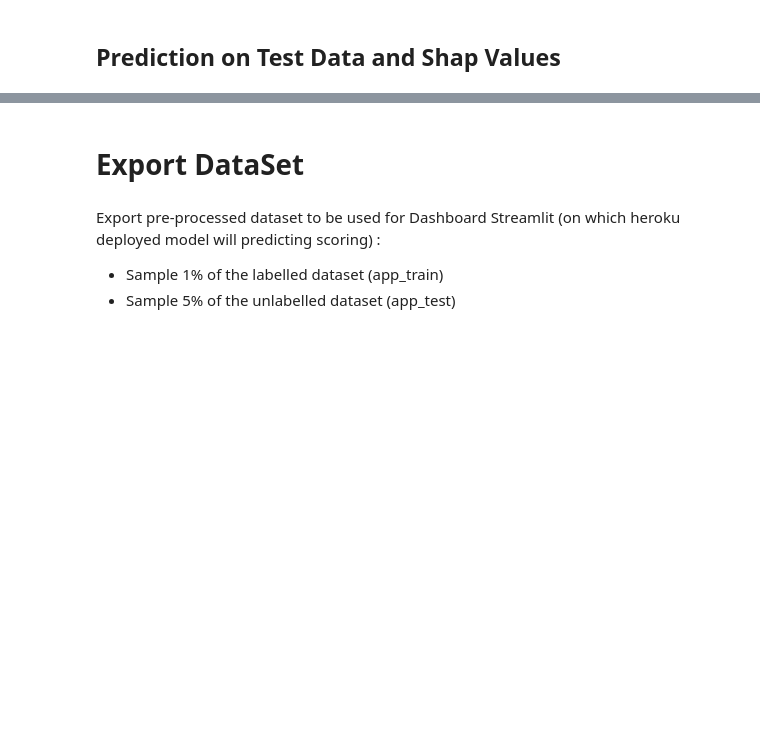
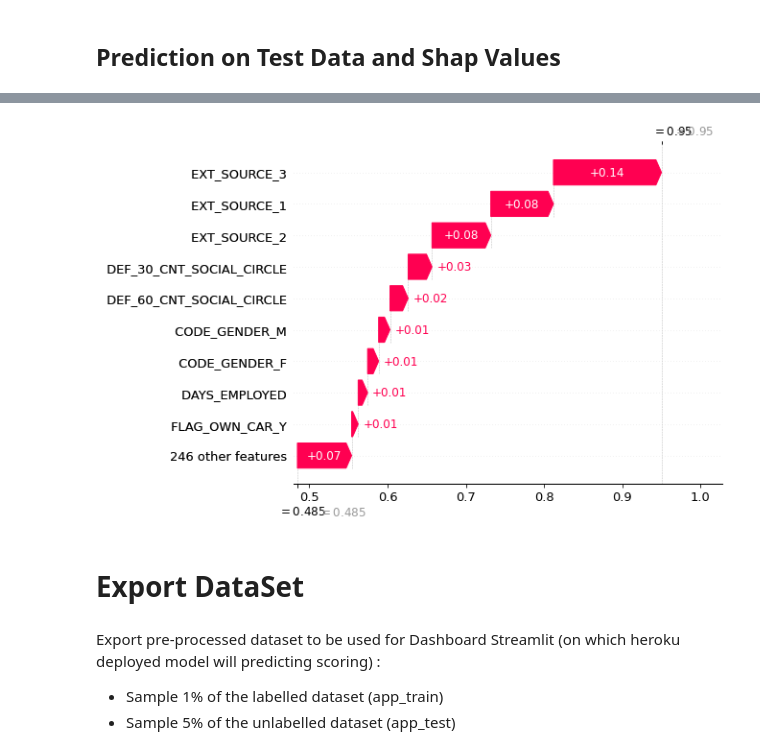
Before and after one commit to guilhembr/Dashboard-Classification-Prospects-bancaires, a Jupyter notebook: model_training.ipynb, the cells around one changed output, grey strips where cells are left out. Saved outputs shown, nothing was run; the diff lists cells and outputs as text; code cells hidden in the pictures; blank space fills up the shorter version.

```diff
--- a/model_training.ipynb
+++ b/model_training.ipynb
@@ -373,9 +390,11 @@ array([0, 1])
 # %%
-# shap.plots._waterfall.waterfall_legacy(log_reg_explainer.expected_value[1],#expected_value,
-#                                        shap_vals[1][0],
-#                                        sub_sampled_test_data[0],
-#                                        feature_names=features_list_after_prepr_test,
-#                                        max_display=10)
+shap.plots._waterfall.waterfall_legacy(log_reg_explainer.expected_value[1],#expected_value,
+                                       shap_vals[1][0],
+                                       sub_sampled_test_data[0],
+                                       feature_names=features_list_after_prepr_test,
+                                       max_display=10)
+# %% [output]
+[figure, added]
 # %% [markdown]
 # Export DataSet
 # %% [markdown]
```
Also changed, not shown: parts of 9 cells of this notebook, 5 other files.
